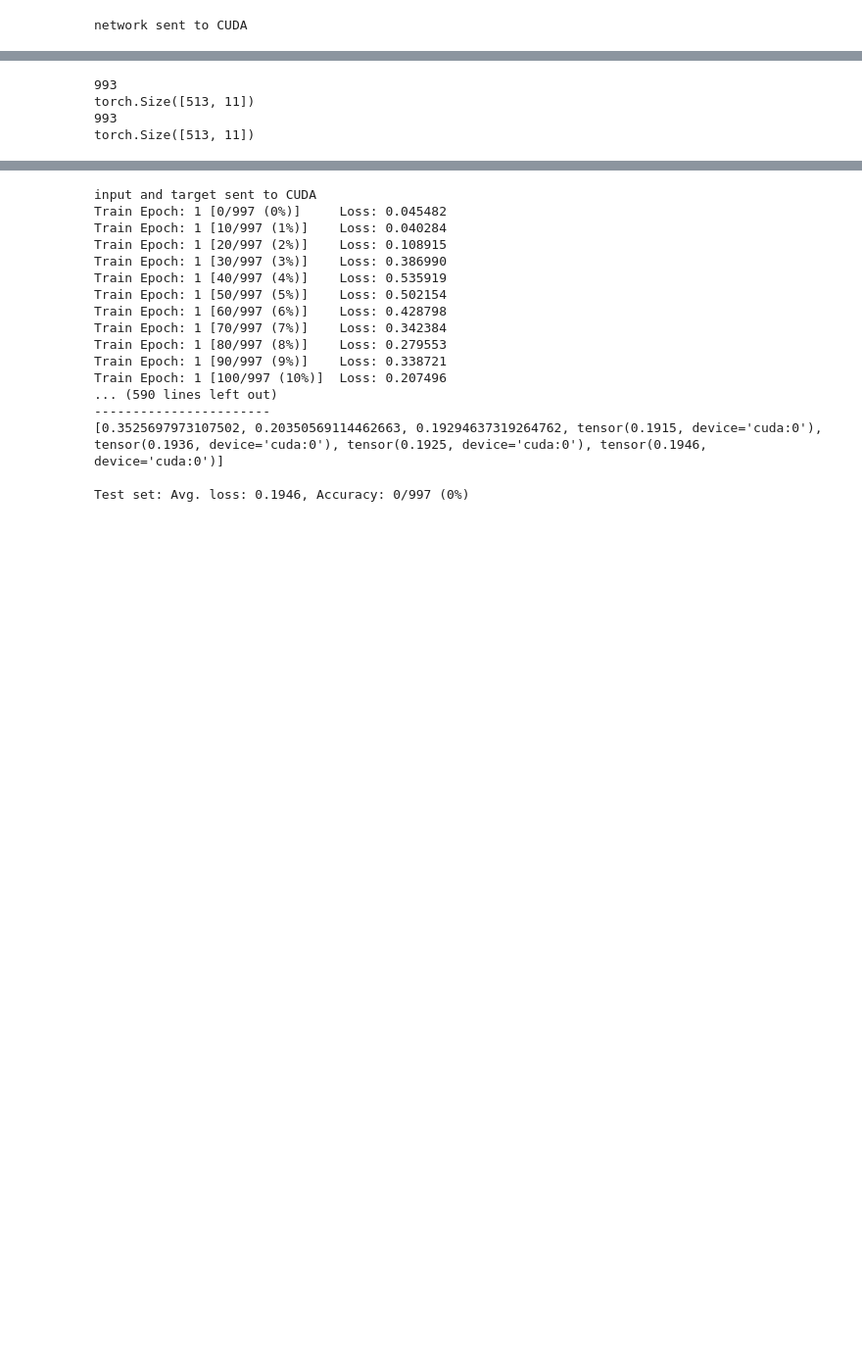
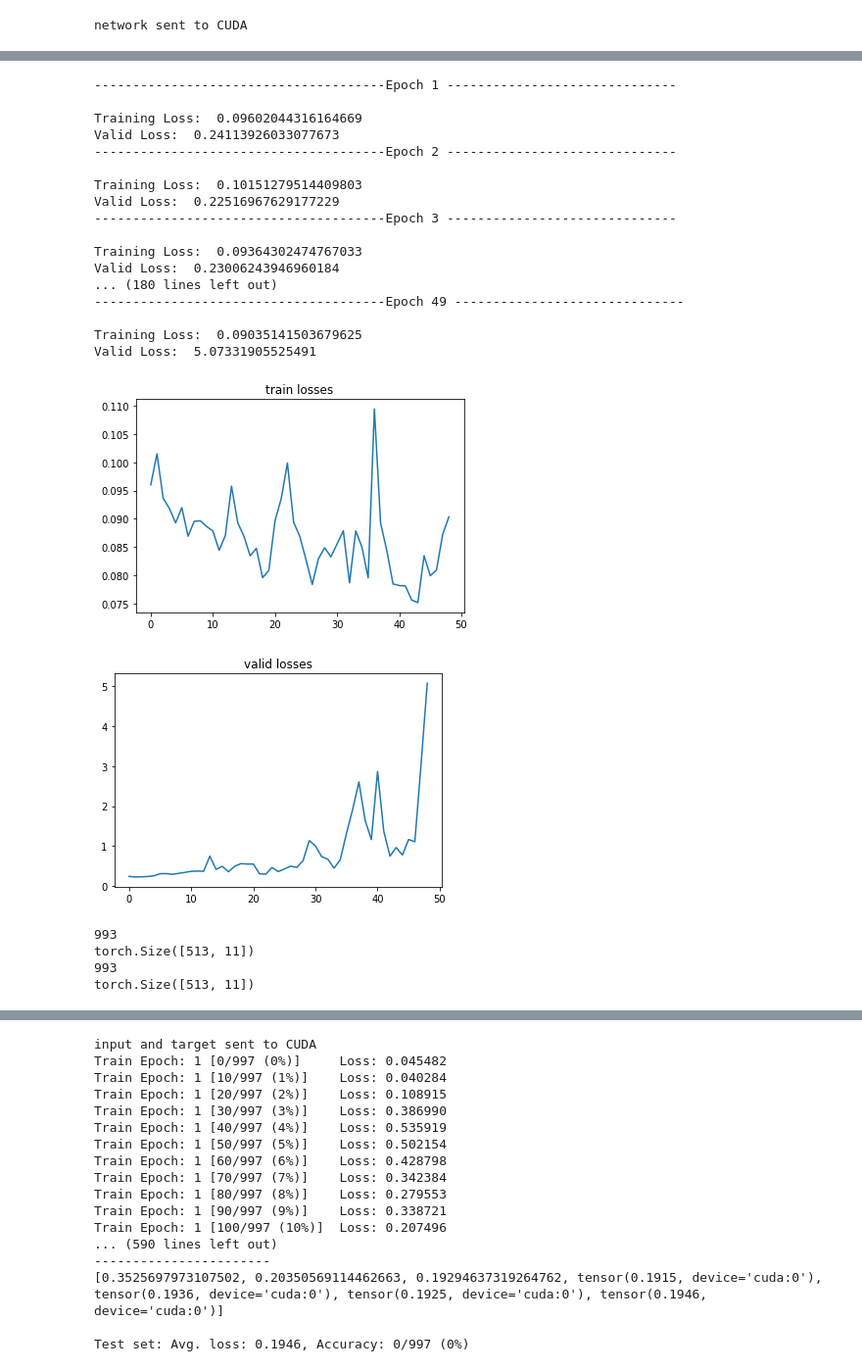
Before and after one commit to DianaPredoiu/sound-source-separation, a Jupyter notebook: sound-source-separation-network.ipynb, the cells around one changed output, grey strips where cells are left out. Shown: that part at 98% size. Drawn from its saved outputs; the diff is of its cells as text; code cells hidden in the pictures; blank space fills up the shorter version.

Commit message:
Cleaned sound-source-separation-network.ipynb

```diff
--- a/sound-source-separation-network.ipynb
+++ b/sound-source-separation-network.ipynb
@@ -66,7 +62,6 @@ def get_train_set_for_mix(mix, voice_1, voice_2, samples_per_frame):
         # 1. create train set input for AF with current PF and previous frames
         AF_frames = np.array([mix_frames[i] for i in range(index - nb_of_PFs_per_AF, index)])
         AF_STFT_frames = get_STFT_AF_frames(AF_array=AF_frames, PF_size= samples_per_frame)
-#         print("shape", AF_STFT_frames.shape)
         inputs.append(AF_STFT_frames)
 
         # 2. create train set target for that AF, containing the mask for the current PF
@@ -78,13 +73,14 @@ def get_train_set_for_mix(mix, voice_1, voice_2, samples_per_frame):
 
     # train set for only one audio
     train_set_input = torch.from_numpy(np.array(inputs))
+
     # target contains the calculated masks for each PF from mix
     train_set_target = torch.from_numpy(np.array(targets))
 
 #     assert(train_set_input.shape == (996, 4, 1, 513, 11))
 #     assert(train_set_target.shape == (996, 513, 11))
     train_set = dict(zip(train_set_input, train_set_target))
-    return train_set, np.array(targets)
+    return train_set
 # %%
 class Network(nn.Module):
     height = 0
@@ -235,3 +149,35 @@ train_counter = []
 
 test_losses = []
 test_counter = [i*len(train_set) for i in range(n_epochs)]
+# %%
+male_filename = 'recordings/voice2/arctic_a0002.wav'
+female_filename = 'recordings/voice1/arctic_a0001.wav'
+
+male, sr = librosa.load(male_filename, sr=16000)
+female, sr = librosa.load(female_filename, sr=16000)
+
+# pad smaller array with zeros, so both audio files have the same length
+female, male = my_utils.make_wav_files_same_size(female, male)
+
+# load the mixed audio
+mix = female + male
+
+male = np.array(male)
+female = np.array(female)
+mix = np.array(mix)
+
+frame_length_ms = 5
+mix_length_ms = len(mix) / sr * 1000
+samples_per_frame = (int)(len(mix) * frame_length_ms / mix_length_ms)
+
+print("mix total length: ",len(mix))
+print("mix total length (ms) : ", mix_length_ms)
+print("nb of samples for", frame_length_ms,"ms frame =", samples_per_frame, "samples/array")
+print("---------------------------------------------------------")
+
+
+train_set = get_train_set_for_mix(mix, female, male, samples_per_frame)
+
+# make test set the same as train set so I can test the overfitting
+test_set = get_train_set_for_mix(mix, female, male, samples_per_frame)
+print("AF entries in train_set: ",len(train_set))
@@ -406,11 +299,32 @@ input and target sent to CUDA
 # %%
+mask, mask_test = train_network(nr_epochs=50 , train_set=train_set, test_set=test_set)
+
 print(len(mask))
 print(mask[0].shape)
 
 print(len(mask_test))
 print(mask_test[0].shape)
 # %% [output]
-993
-torch.Size([513, 11])
-993
-torch.Size([513, 11])
+--------------------------------------Epoch 1 ------------------------------
+
+Training Loss:  0.09602044316164669
+Valid Loss:  0.24113926033077673
+--------------------------------------Epoch 2 ------------------------------
+
+Training Loss:  0.10151279514409803
+Valid Loss:  0.22516967629177229
+--------------------------------------Epoch 3 ------------------------------
+
+Training Loss:  0.09364302474767033
+Valid Loss:  0.23006243946960184
+... (180 lines left out)
+--------------------------------------Epoch 49 ------------------------------
+
+Training Loss:  0.09035141503679625
+Valid Loss:  5.07331905525491
+[figure, added]
+[figure, added]
+993
+torch.Size([513, 11])
+993
+torch.Size([513, 11])
```
Also changed, not shown: parts of 12 cells of this notebook, 2 other files.
